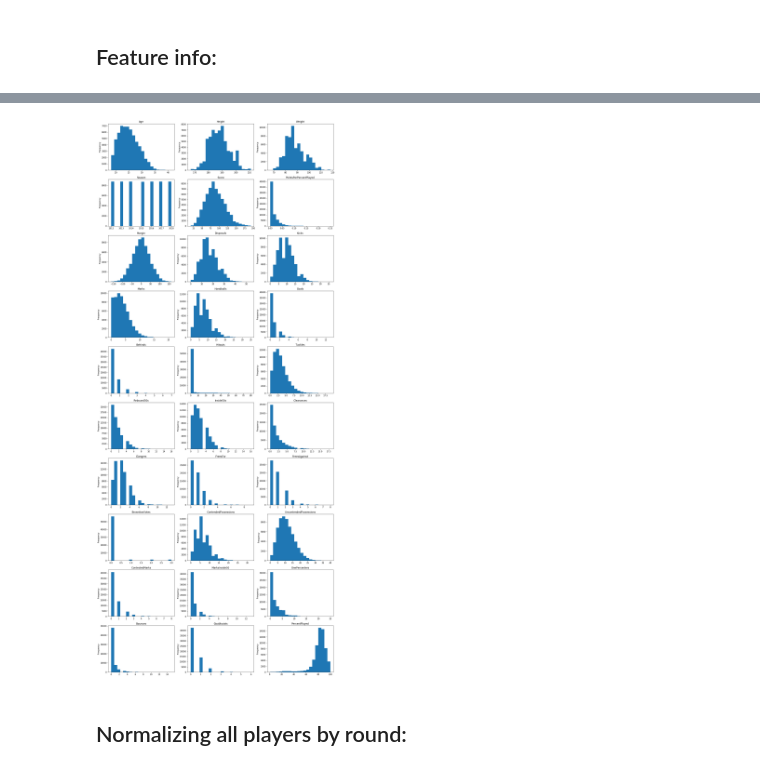
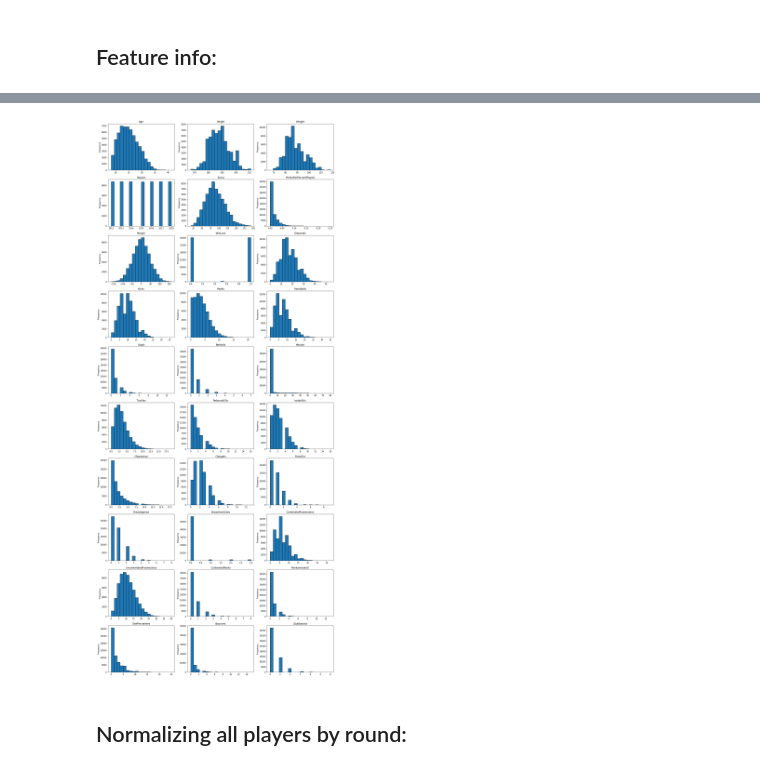
Before and after one commit to AaronLiftig/PredictAFL, a Jupyter notebook: AFL Analysis.ipynb, the cells around one changed output, grey strips where cells are left out. Cells and saved outputs as stored; diff of their text form; code cells hidden in the pictures.

```diff
--- a/AFL Analysis.ipynb
+++ b/AFL Analysis.ipynb
@@ -57,6 +57,9 @@ df['Date'] = pd.to_datetime(df['Date'], format='%Y'+'-'+'%m'+'-'+'%d')
 df.insert(2,'Age',(df['Date']-df['D.O.B'])/np.timedelta64(1,'Y'))
 
 df.drop('D.O.B',axis=1,inplace=True)
+
+#Changing WinLoss to numerical values
+df.WinLoss.replace(['W', 'L', 'D'],[1,0,.5],inplace=True)
 # %% [markdown]
 ### Fixing Null Values:
 # %%
@@ -115,14 +97,15 @@ number_list = df.select_dtypes(include=['number']).columns
 # %%
 fig,ax = plt.subplots(10, 3)
 
 m=0
 for i in range(10):
     for j in range(3):
 
-        df[number_list[m]].plot(kind='hist',bins=20,ax=ax[i,j],figsize=(20, 50)).set_title(number_list[m])
+        df[number_list[m]].plot(kind='hist',bins=20,ax=ax[i,j],figsize=(20, 50),
+                                edgecolor='k').set_title(number_list[m])
         m+=1
 # %% [output]
-[figure, old version]
+[figure, new version]
 # %%
 df = df.set_index(['Season','Round']).sort_index()
 # %%
```
Also changed, not shown: parts of 92 cells of this notebook.
